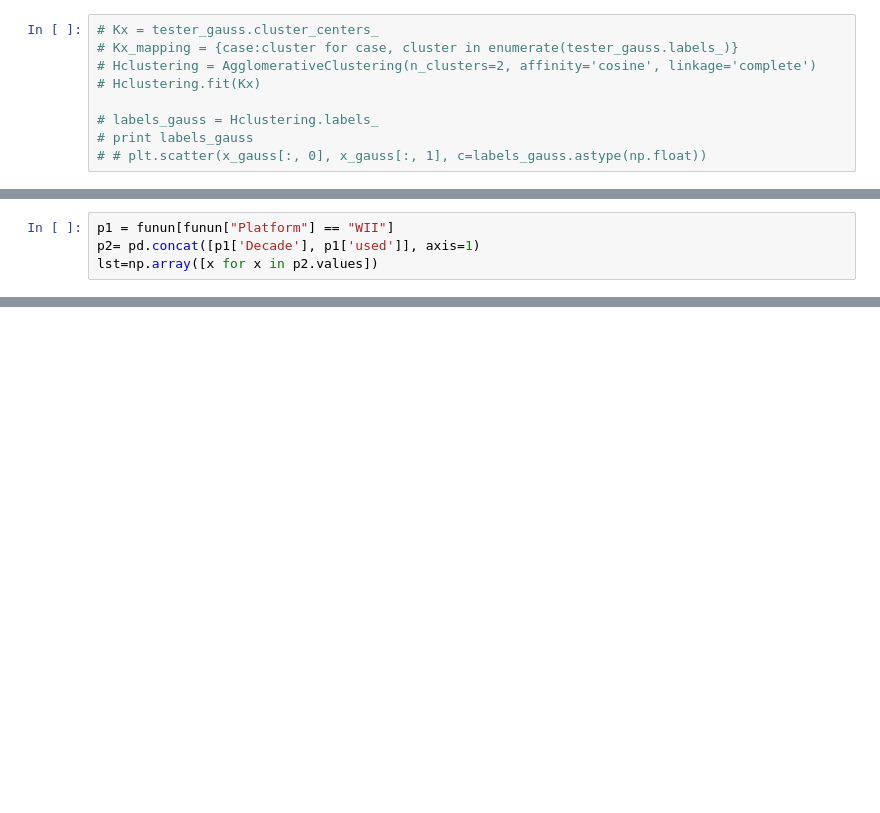
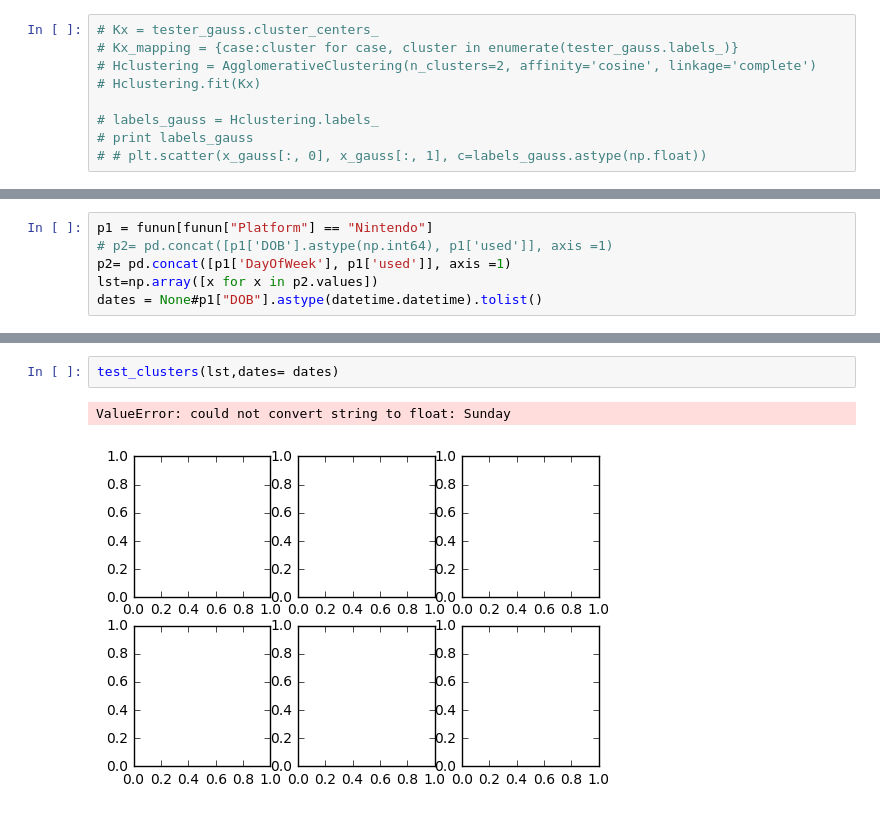
Before and after one commit to sreeder/Jupyter-Notebooks, a Jupyter notebook: notebooks/analytics/Clustering.ipynb, the cells around one changed output, grey strips where cells are left out. Saved outputs shown, nothing was run; the diff lists cells and outputs as text; blank space fills up the shorter version.

```diff
--- a/notebooks/analytics/Clustering.ipynb
+++ b/notebooks/analytics/Clustering.ipynb
@@ -160,4 +190,6 @@ funun.sample(n=5)
 # %%
-p1 = funun[funun["Platform"] == "WII"]
-p2= pd.concat([p1['Decade'], p1['used']], axis=1)
+p1 = funun[funun["Platform"] == "Nintendo"]
+# p2= pd.concat([p1['DOB'].astype(np.int64), p1['used']], axis =1)
+p2= pd.concat([p1['DayOfWeek'], p1['used']], axis =1)
 lst=np.array([x for x in p2.values])
+dates = None#p1["DOB"].astype(datetime.datetime).tolist()
@@ -177,0 +207,5 @@ None
+# %%
+test_clusters(lst,dates= dates)
+# %% [output]
+ValueError: could not convert string to float: Sunday
+[figure, added]
```
Also changed, not shown: parts of 18 cells of this notebook, 2 other files.
